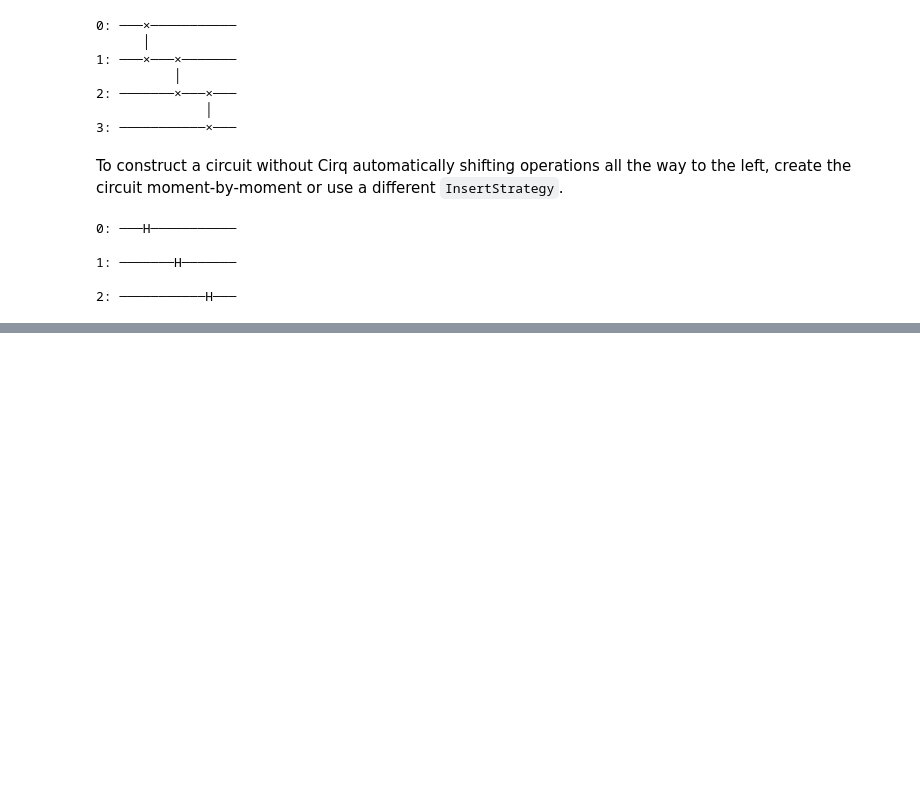
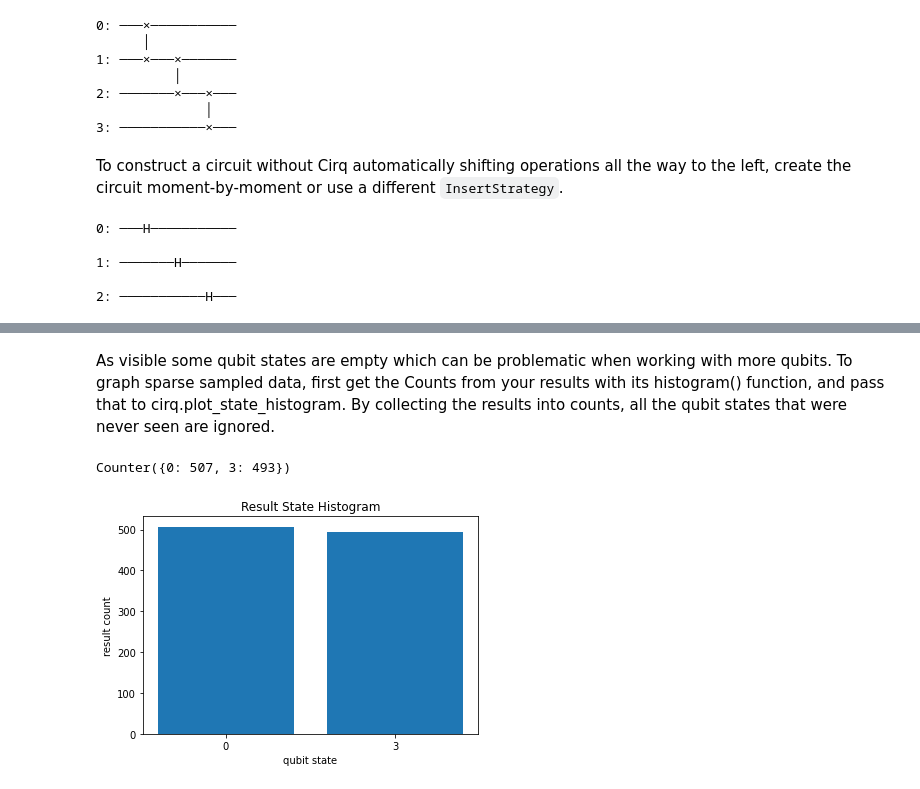
Before and after one commit to anubhavde/quantum-madness, a Jupyter notebook: quantum-madness.ipynb, the cells around one changed output, grey strips where cells are left out. Saved outputs shown, nothing was run; the diff lists cells and outputs as text; code cells hidden in the pictures; blank space fills up the shorter version.

```diff
--- a/quantum-madness.ipynb
+++ b/quantum-madness.ipynb
@@ -192,0 +268,13 @@ print(cirq.Circuit(cirq.Moment([cirq.H(q)]) for q in cirq.LineQubit.range(3)))
+# %% [markdown]
+As visible some qubit states are empty which can be problematic when working with more qubits. To graph sparse sampled data, first get the Counts from your results with its histogram() function, and pass that to cirq.plot_state_histogram. By collecting the results into counts, all the qubit states that were never seen are ignored.
+# %%
+# histogram counts from result data structure
+counts = samples.histogram(key='result')
+print(counts)
+
+# graph histogram counts instead of results
+cirq.plot_state_histogram(counts, plt.subplot())
+plt.show()
+# %% [output]
+Counter({0: 507, 3: 493})
+[figure, added]
```
Also changed, not shown: parts of 19 cells of this notebook.
